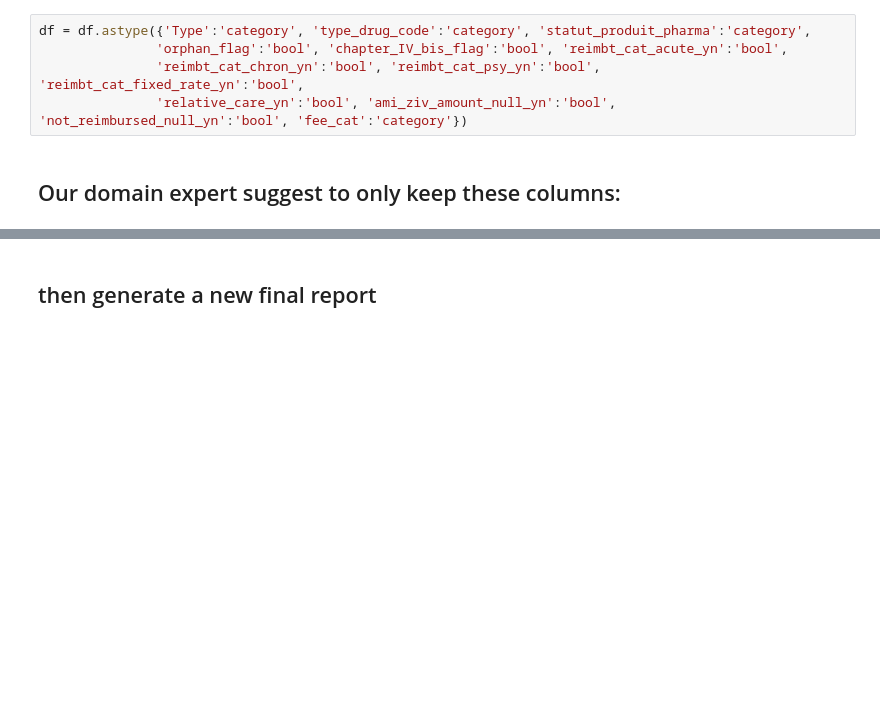
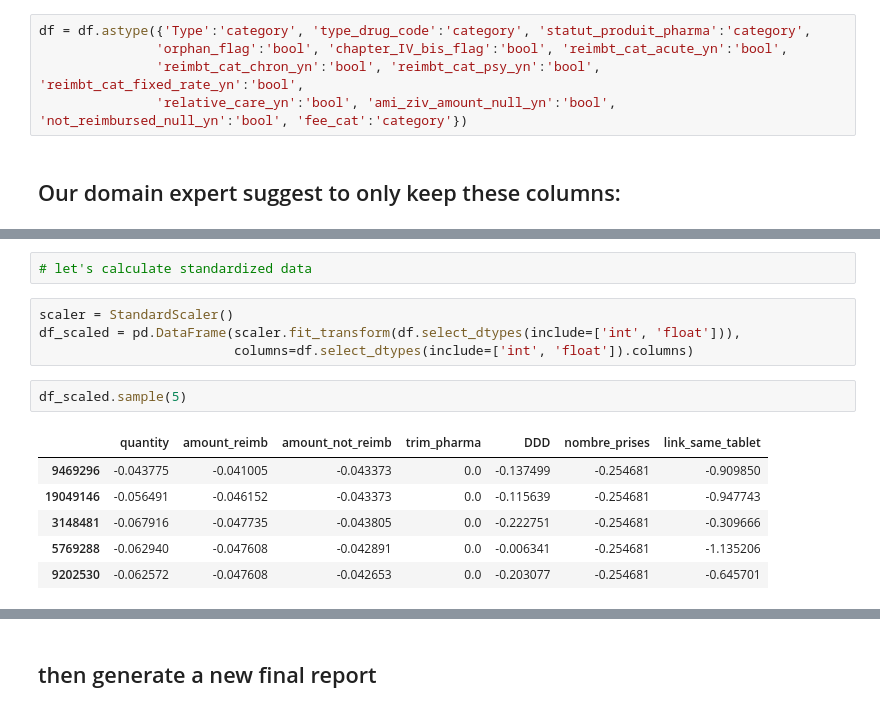
Before and after one commit to albert-kevin/DataforbetterHealth, a Jupyter notebook: code/kevin_merge_clean_v1.ipynb, the cells around one changed output, grey strips where cells are left out. Drawn from its saved outputs; the diff is of its cells as text; blank space fills up the shorter version.

```diff
--- a/code/kevin_merge_clean_v1.ipynb
+++ b/code/kevin_merge_clean_v1.ipynb
@@ -102,0 +274,15 @@ df.info()
+# %%
+# let's calculate standardized data
+# %%
+scaler = StandardScaler()
+df_scaled = pd.DataFrame(scaler.fit_transform(df.select_dtypes(include=['int', 'float'])),
+                         columns=df.select_dtypes(include=['int', 'float']).columns)
+# %%
+df_scaled.sample(5)
+# %% [output]
+|  | quantity | amount_reimb | amount_not_reimb | trim_pharma | DDD | nombre_prises | link_same_tablet |
+| 9469296 | -0.043775 | -0.041005 | -0.043373 | 0.0 | -0.137499 | -0.254681 | -0.909850 |
+| 19049146 | -0.056491 | -0.046152 | -0.043373 | 0.0 | -0.115639 | -0.254681 | -0.947743 |
+| 3148481 | -0.067916 | -0.047735 | -0.043805 | 0.0 | -0.222751 | -0.254681 | -0.309666 |
+| 5769288 | -0.062940 | -0.047608 | -0.042891 | 0.0 | -0.006341 | -0.254681 | -1.135206 |
+| 9202530 | -0.062572 | -0.047608 | -0.042653 | 0.0 | -0.203077 | -0.254681 | -0.645701 |
```
Also changed, not shown: parts of 78 cells of this notebook, 52 other files.
